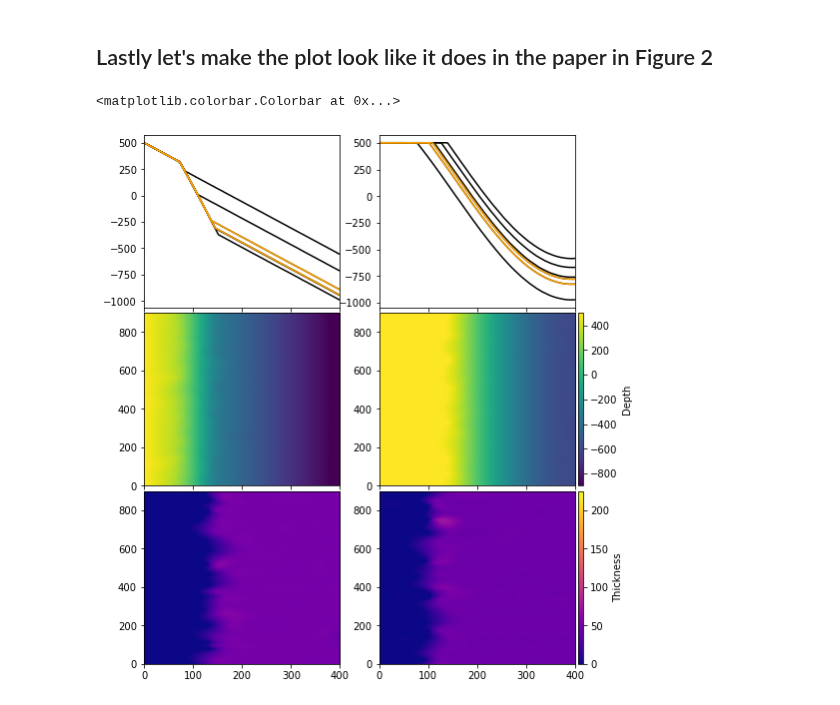
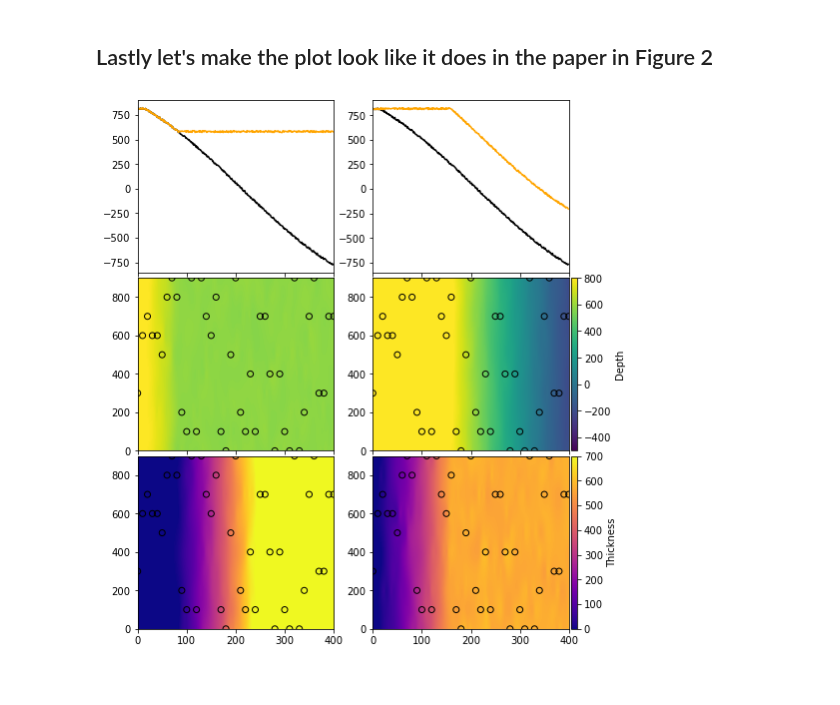
Before and after one commit to jessepisel/stratal-geometries, a Jupyter notebook: 00_map_patterns.ipynb, the cells around one changed output. Cells and saved outputs as stored; diff of their text form; code cells hidden in the pictures.

```diff
--- a/00_map_patterns.ipynb
+++ b/00_map_patterns.ipynb
@@ -142,10 +230,7 @@ Text(0.5, 1.0, 'Angular Unconformity Structure')
 # %%
 spline = vd.Spline()
-spline.fit(
-    (DF_ONLAP.iloc[2000:2400, -2] * 10, DF_ONLAP.iloc[2000:2400, -1] * 10),
-    ONLAP_THICKNESSES.iloc[2000:2400, 3] * 100,
-)
+spline.fit((onlap_locations.ex*100, onlap_locations.ey*100), onlap_thickness.one*100)
 OLIGRID = spline.grid(spacing=1, data_names=["thickness"])
-OLIGRID.thickness.plot.pcolormesh(cmap="magma", vmin=0, vmax=120)
-plt.title("Onlap Isochore")
+OLIGRID.thickness.plot.pcolormesh(cmap="magma", vmin=0, vmax=700)
+plt.title("Onlap Thickness")
 # %% [output]
@@ -154,9 +239,7 @@ Text(0.5, 1.0, 'Onlap Isochore')
 # %%
-spline.fit(
-    (DF_ONLAP.iloc[2000:2400, -2] * 10, DF_ONLAP.iloc[2000:2400, -1] * 10),
-    DF_ONLAP.iloc[2000:2400, 3] * 100,
-)
+spline = vd.Spline()
+spline.fit((onlap_locations.ex*100, onlap_locations.ey*100), onlap_rotated.one*100)
 OLSGRID = spline.grid(spacing=1, data_names=["depth"])
-OLSGRID.depth.plot.pcolormesh(cmap="viridis", vmin=100, vmax=-500)
-plt.title("Onlap Structure")
+OLSGRID.depth.plot.pcolormesh(cmap="viridis", vmin=-200, vmax=800)
+plt.title("Angular Unconformity Structure")
 # %% [output]
@@ -233,63 +254,70 @@ fig.subplots_adjust(
     left=None, bottom=None, right=None, top=None, wspace=0.2, hspace=0.03
 )
 
-axes[0, 0].plot(S2 * 100, c="black")
-axes[0, 0].plot(S2[3] * 100, c="orange")
-axes[0, 0].plot(S2[2] * 100, c="orange")
+axes[0, 0].plot(onlapping.zero * 100, c="black")
+axes[0, 0].plot(onlapping.one * 100, c="orange")
 
-axes[0, 1].plot(S3 * 100, c="black")
-axes[0, 1].plot(S3[2] * 100, c="orange")
-axes[0, 1].plot(S3[1] * 100, c="orange")
+#axes[0, 0].plot(S2[2] * 100, c="orange")
+
+axes[0, 1].plot(truncated.zero * 100, c="black")
+axes[0, 1].plot(truncated.one * 100, c="orange")
+#axes[0, 1].plot(S3[1] * 100, c="orange")
 
 im0 = axes[1, 0].imshow(
     OLSGRID.depth,
     extent=[0, 400, 0, 900],
     aspect="auto",
     cmap="viridis",
-    vmin=-900,
-    vmax=500,
+    vmin=-500,
+    vmax=800,
 )
+axes[1, 0].scatter(onlapping.ex * 100, onlapping.ey*100, edgecolor='k', c='none')
 
 im1 = axes[1, 1].imshow(
     AUSGRID.depth,
     extent=[0, 400, 0, 900],
     aspect="auto",
     cmap="viridis",
-    vmin=-900,
-    vmax=500,
+    vmin=-500,
+    vmax=800,
 )
+axes[1, 1].scatter(truncated.ex * 100, truncated.ey*100, edgecolor='k', c='none')
+
 
 im2 = axes[2, 0].imshow(
     OLIGRID.thickness,
     extent=[0, 400, 0, 900],
     aspect="auto",
     cmap="plasma",
     vmin=0,
-    vmax=225,
+    vmax=700,
 )
+axes[2, 0].scatter(onlapping.ex * 100, onlapping.ey*100, edgecolor='k', c='none')
+
+axes[2, 1].scatter(truncated.ex * 100, truncated.ey*100, edgecolor='k', c='none')
 
 im3 = axes[2, 1].imshow(
     AUIGRID.thickness,
     extent=[0, 400, 0, 900],
     aspect="auto",
     cmap="plasma",
     vmin=0,
-    vmax=225,
+    vmax=700,
 )
+
 
 fig.subplots_adjust(left=0.07, right=0.87)
 # Add the colorbar outside...
 box = axes[1, 1].get_position()
 pad, width = 0.005, 0.01
 cax = fig.add_axes([box.xmax + pad, box.ymin, width, box.height])
 fig.colorbar(im0, cax=cax, label="Depth")
 
 box = axes[2, 1].get_position()
 pad, width = 0.005, 0.01
 cax = fig.add_axes([box.xmax + pad, box.ymin, width, box.height])
 fig.colorbar(im3, cax=cax, label="Thickness")
 
-# fig.savefig('figure2.pDF')
+fig.savefig('figure2.pdf')
 # %% [output]
-<matplotlib.colorbar.Colorbar at 0x...>
-[figure, old version]
+[figure, new version]
```
Also changed, not shown: parts of 27 cells of this notebook, 22 other files.
